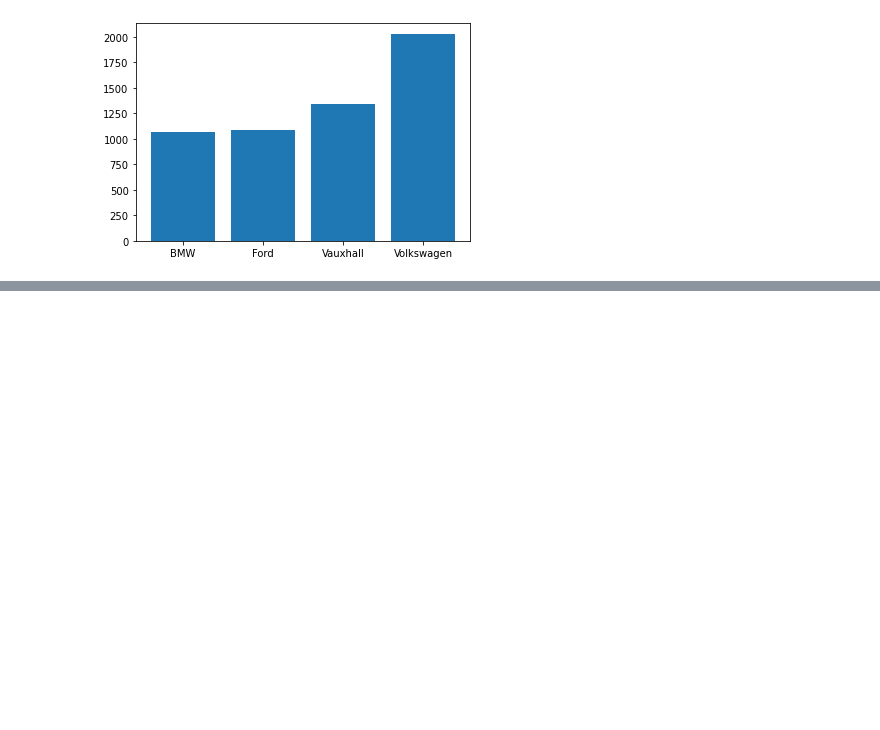
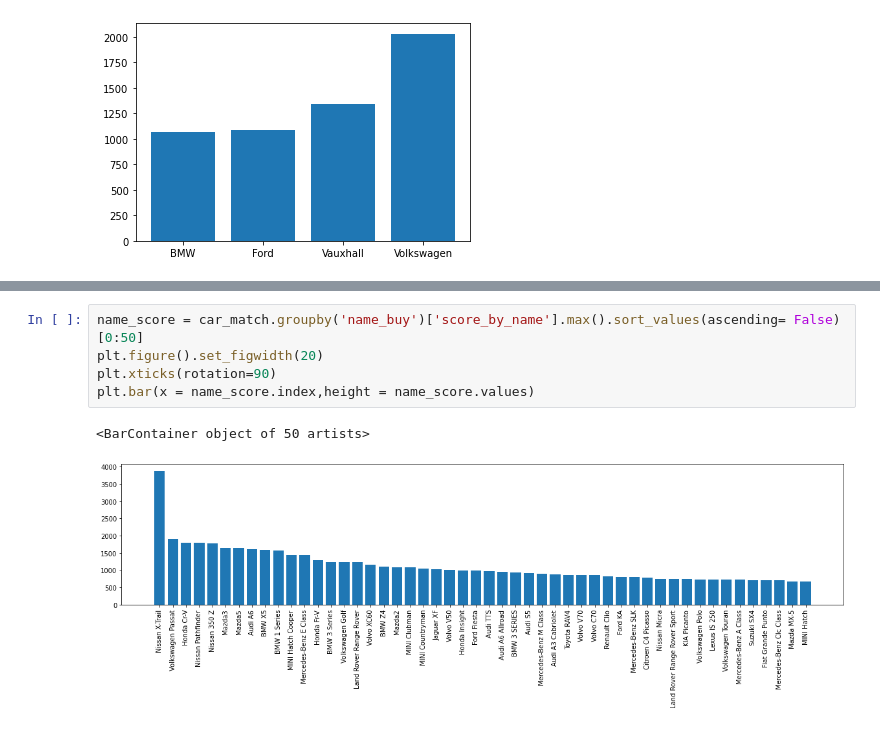
Before and after one commit to Benedictgr97/car-price-comapare, a Jupyter notebook: price test.ipynb, the cells around one changed output, grey strips where cells are left out. Drawn from its saved outputs; the diff is of its cells as text; blank space fills up the shorter version.

```diff
--- a/price test.ipynb
+++ b/price test.ipynb
@@ -367,0 +370,8 @@ plt.bar(x = brand_score.index,height = brand_score.values)
+# %%
+name_score = car_match.groupby('name_buy')['score_by_name'].max().sort_values(ascending= False)[0:50]
+plt.figure().set_figwidth(20)
+plt.xticks(rotation=90)
+plt.bar(x = name_score.index,height = name_score.values)
+# %% [output]
+<BarContainer object of 50 artists>
+[figure, added]
```
Also changed, not shown: parts of 1 cell of this notebook.
